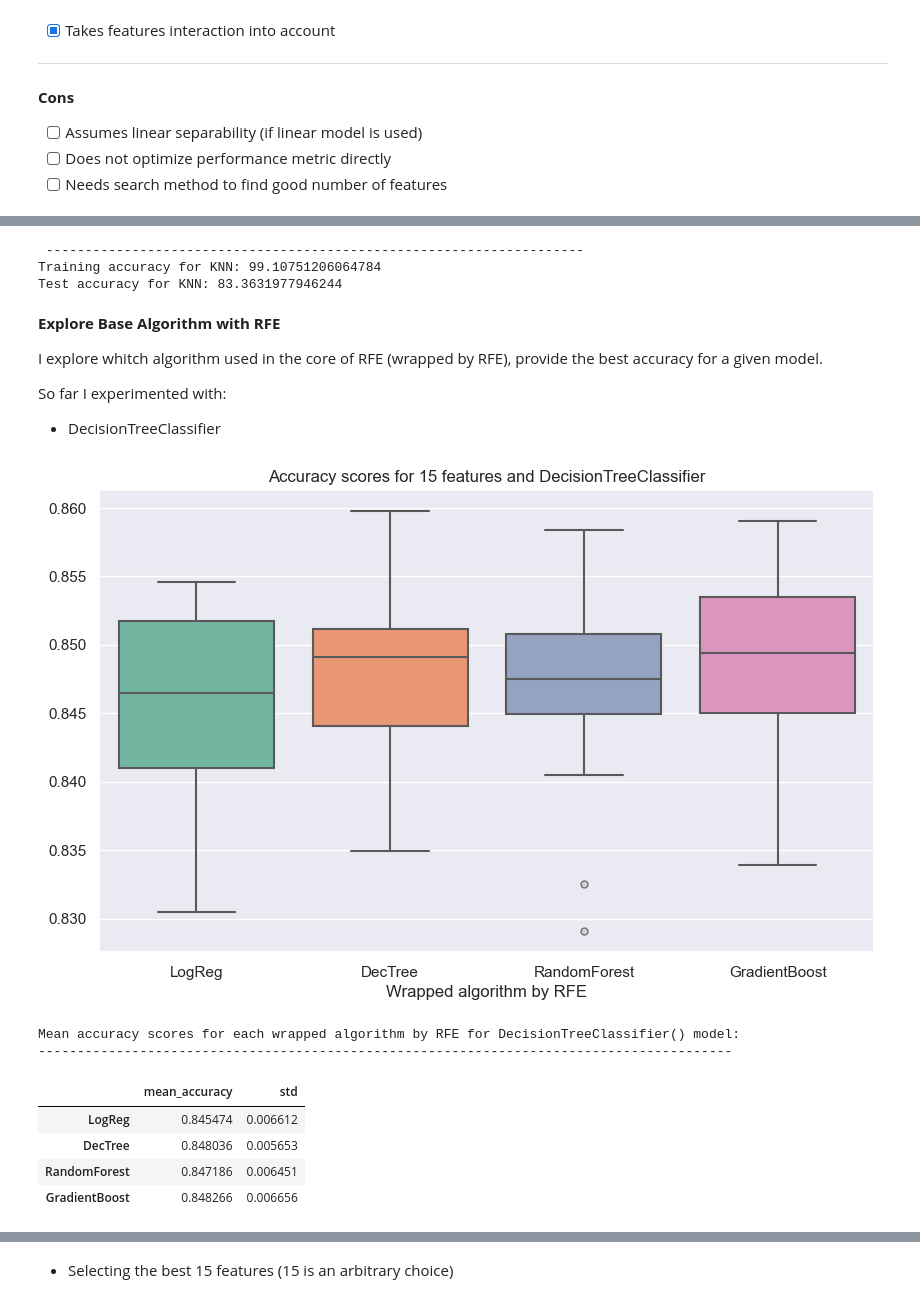
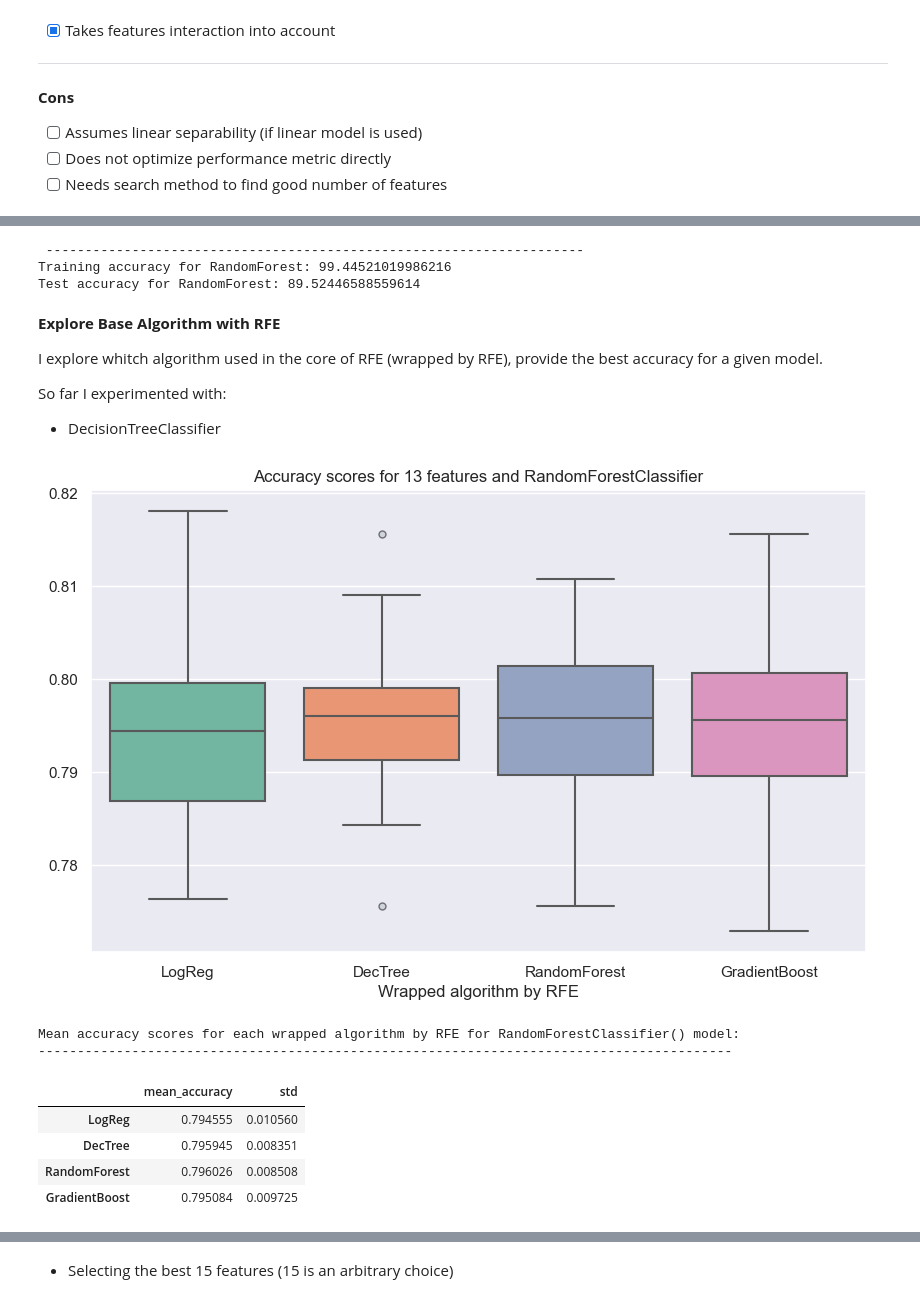
Before and after one commit to luthien4/Playground, a Jupyter notebook: Projects/Hotel Cancellations/Hotel_PrepModl.ipynb, the cells around one changed output, grey strips where cells are left out. Drawn from its saved outputs; the diff is of its cells as text; code cells hidden in the pictures.

Commit message:
Hotel Cancellations with random forest and xgboost

```diff
--- a/Projects/Hotel Cancellations/Hotel_PrepModl.ipynb
+++ b/Projects/Hotel Cancellations/Hotel_PrepModl.ipynb
@@ -997,11 +999,11 @@ from sklearn.model_selection import GridSearchCV
 # Create the pipeline
 pipe = Pipeline([('sampler', sampler),
                  ('RFE', RFE(estimator = lr, step = 1)),
-                 ('model', KNeighborsClassifier())])
+                 ('model', RandomForestClassifier(random_state = 42))])
 
 # Define the search space
 search_space = {'RFE__n_features_to_select': range(1, 17),     # <----- number of features to select
-                'model__n_neighbors': range(1, 10)}            # <----- number of neighbors to consider in KNN
+                'model__max_depth': range(1, 5)}    # <----- number of neighbors to consider in KNN
 
 # Instantiate the grid search for RFE with KNN
 grid = GridSearchCV(pipe,
@@ -1026,24 +1028,24 @@ grid.best_estimator_.score(X_test, Y_test_encoded)
 # %%
 # For reference full feature set
 
-# Create the pipeline with KNN  with the optimal number of neighbors
-pipe_knn = Pipeline([('sampler', sampler),
-                     ('KNN', KNeighborsClassifier(n_neighbors = 1))])
+# Create the pipeline with RandomForest  with the optimal number of neighbors
+pipe_rf = Pipeline([('sampler', sampler),
+                    ('RandomForest', RandomForestClassifier(random_state = 42))])
 
 # Fit the model with the train data
-pipe_knn.fit(X_train, Y_train_encoded)
+pipe_rf.fit(X_train, Y_train_encoded)
 
 # Accuracy Score with the test data
-pipe_knn.score(X_test, Y_test_encoded)
+pipe_rf.score(X_test, Y_test_encoded)
 
 # ---------------------------------------------------------
 print('\n ---------------------------------------------------------------------')
-print("Training accuracy for {}: {}".format('KNN', np.mean(pipe_knn.predict(X_train) == Y_train_encoded)*100))
-print ('Test accuracy for {}: {}'.format('KNN', np.mean(pipe_knn.predict(X_test) == Y_test_encoded)*100))
+print("Training accuracy for {}: {}".format('RandomForest', np.mean(pipe_rf.predict(X_train) == Y_train_encoded)*100))
+print ('Test accuracy for {}: {}'.format('RandomForest', np.mean(pipe_rf.predict(X_test) == Y_test_encoded)*100))
 # %% [output]
  ---------------------------------------------------------------------
-Training accuracy for KNN: 99.10751206064784
-Test accuracy for KNN: 83.3631977946244
+Training accuracy for RandomForest: 99.44521019986216
+Test accuracy for RandomForest: 89.52446588559614
 # %% [markdown]
 **Explore Base Algorithm with RFE**
 
@@ -1078,7 +1080,8 @@ def get_pipes(models):
 #         Add the pipeline to dict "pipes"
         pipes[name] =Pipeline([('s', rfe),
                                ('sampler', sampler),
-                               ('model', DecisionTreeClassifier())])
+                               ('model', RandomForestClassifier(random_state = 42,
+                                                             max_depth = 4))])
 
     return pipes
 # %%
@@ -1126,43 +1129,43 @@ scores = rfe_func(X_train, Y_train_encoded, pipes)
 # Convert "scores" in a dataframe
 scores = pd.DataFrame(scores)
 
 # ---------------------------------------
 # Boxplot with the scores for 12 features selected by RFE for each model
 
 # Styling the Outliers of the boxplots
 flierprops = dict(marker='o', markersize=5, markeredgecolor='black', markerfacecolor='#b8c0c8', alpha=0.5)
 
 plt.figure(figsize = (10,6))
 
 sns.boxplot(data = scores,
             palette = 'Set2',
             flierprops = flierprops)
 
 plt.xlabel('Wrapped algorithm by RFE')
-plt.title('Accuracy scores for 15 features and DecisionTreeClassifier')
+plt.title('Accuracy scores for 13 features and RandomForestClassifier')
 
 plt.show()
 
 # -------------------------------------------
 # Mean scores with their standard deviations
 mean_values = scores.mean()
 std_values = scores.std()
 
 means_stds = pd.concat([mean_values, std_values], axis = 1)
 means_stds.columns = ['mean_accuracy', 'std']
 
-print('Mean accuracy scores for each wrapped algorithm by RFE for DecisionTreeClassifier() model:')
+print('Mean accuracy scores for each wrapped algorithm by RFE for RandomForestClassifier() model:')
 print('-----------------------------------------------------------------------------------------')
 display(means_stds)
 # %% [output]
-[figure, old version]
+[figure, new version]
-Mean accuracy scores for each wrapped algorithm by RFE for DecisionTreeClassifier() model:
+Mean accuracy scores for each wrapped algorithm by RFE for RandomForestClassifier() model:
 -----------------------------------------------------------------------------------------
 |  | mean_accuracy | std |
-| LogReg | 0.845474 | 0.006612 |
-| DecTree | 0.848036 | 0.005653 |
-| RandomForest | 0.847186 | 0.006451 |
-| GradientBoost | 0.848266 | 0.006656 |
+| LogReg | 0.794555 | 0.010560 |
+| DecTree | 0.795945 | 0.008351 |
+| RandomForest | 0.796026 | 0.008508 |
+| GradientBoost | 0.795084 | 0.009725 |
 # %% [markdown]
 **Sequential Feature Selection (SFS)**
 
```
Also changed, not shown: parts of 34 cells of this notebook.
